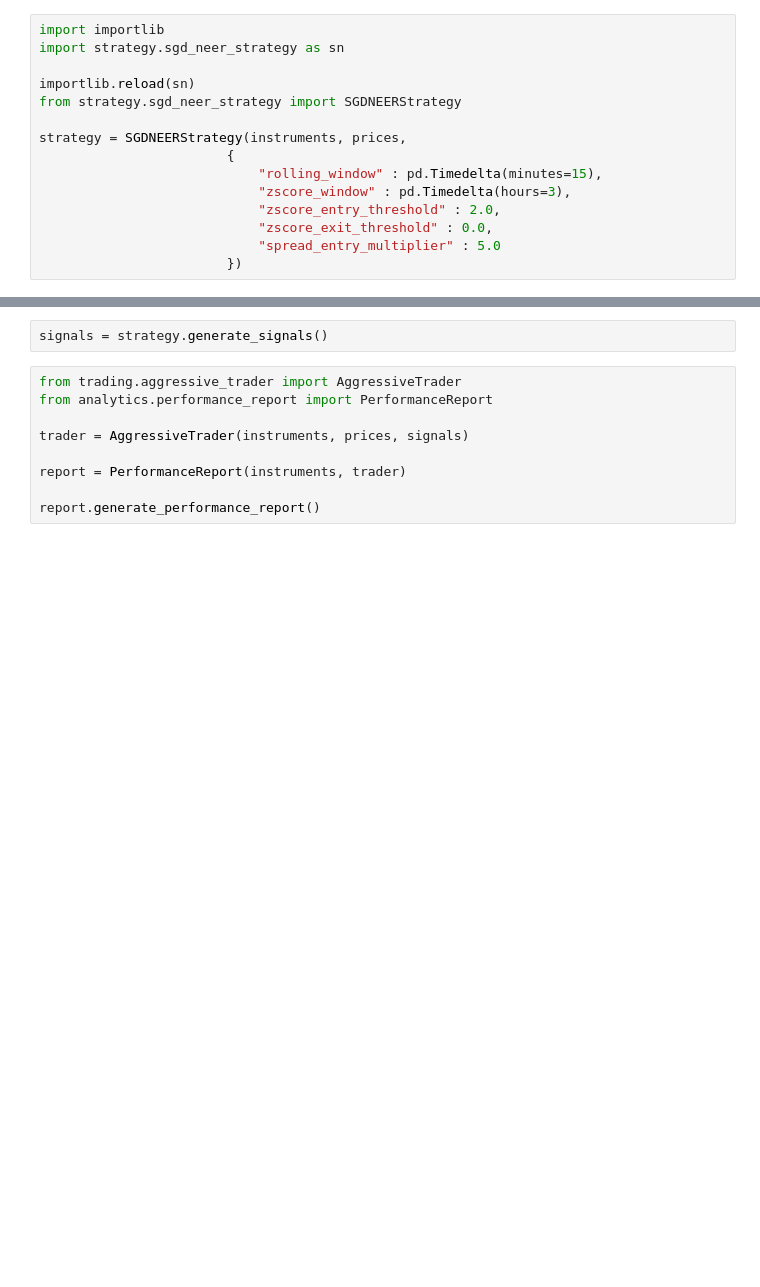
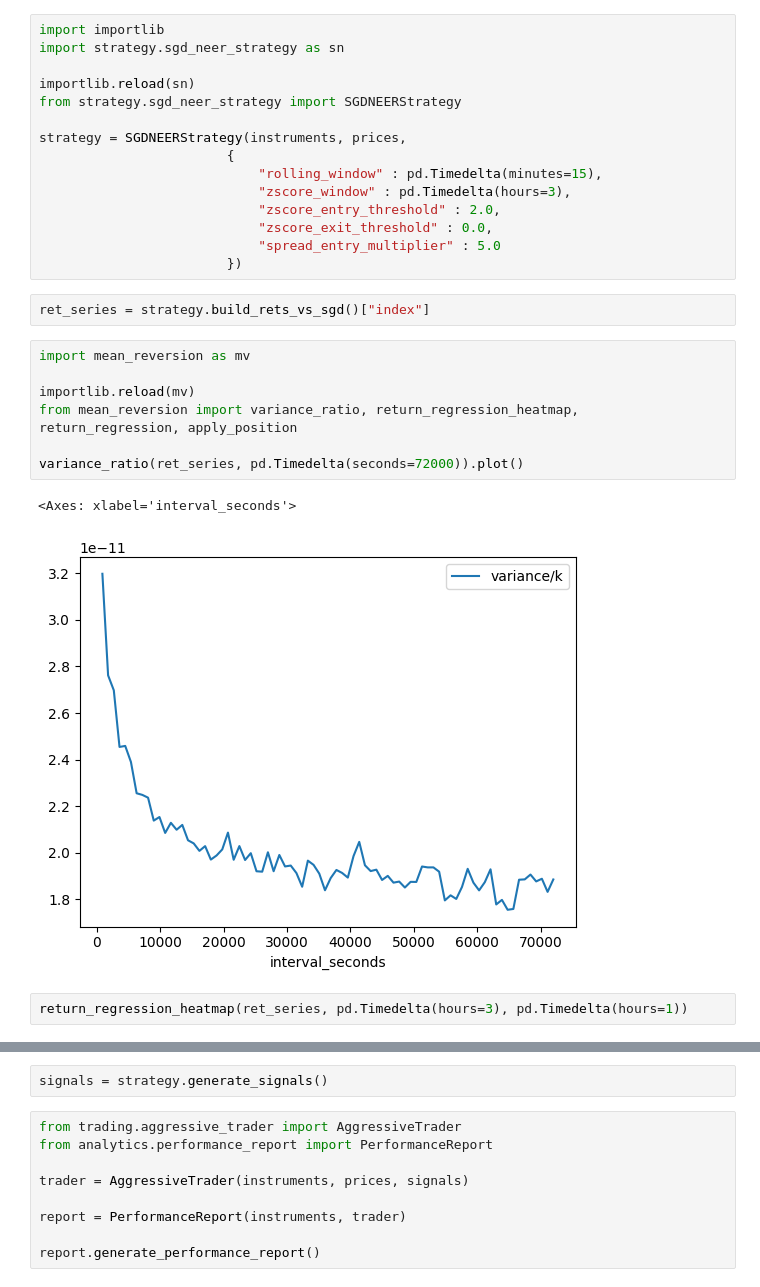
Before and after one commit to muqali/systematic-trading, a Jupyter notebook: src/systematic_trading/research/sgd_neer.ipynb, the cells around one changed output, grey strips where cells are left out. Drawn from its saved outputs; the diff is of its cells as text; blank space fills up the shorter version.

Commit message:
mean reversion utils

```diff
--- a/src/systematic_trading/research/sgd_neer.ipynb
+++ b/src/systematic_trading/research/sgd_neer.ipynb
@@ -41,3 +46,17 @@ strategy = SGDNEERStrategy(instruments, prices,
                             "zscore_exit_threshold" : 0.0,
                             "spread_entry_multiplier" : 5.0
                         })
+# %%
+ret_series = strategy.build_rets_vs_sgd()["index"]
+# %%
+import mean_reversion as mv
+
+importlib.reload(mv)
+from mean_reversion import variance_ratio, return_regression_heatmap, return_regression, apply_position
+
+variance_ratio(ret_series, pd.Timedelta(seconds=72000)).plot()
+# %% [output]
+<Axes: xlabel='interval_seconds'>
+[figure, added]
+# %%
+return_regression_heatmap(ret_series, pd.Timedelta(hours=3), pd.Timedelta(hours=1))
```
Also changed, not shown: parts of 2 cells of this notebook, 1 other file.
